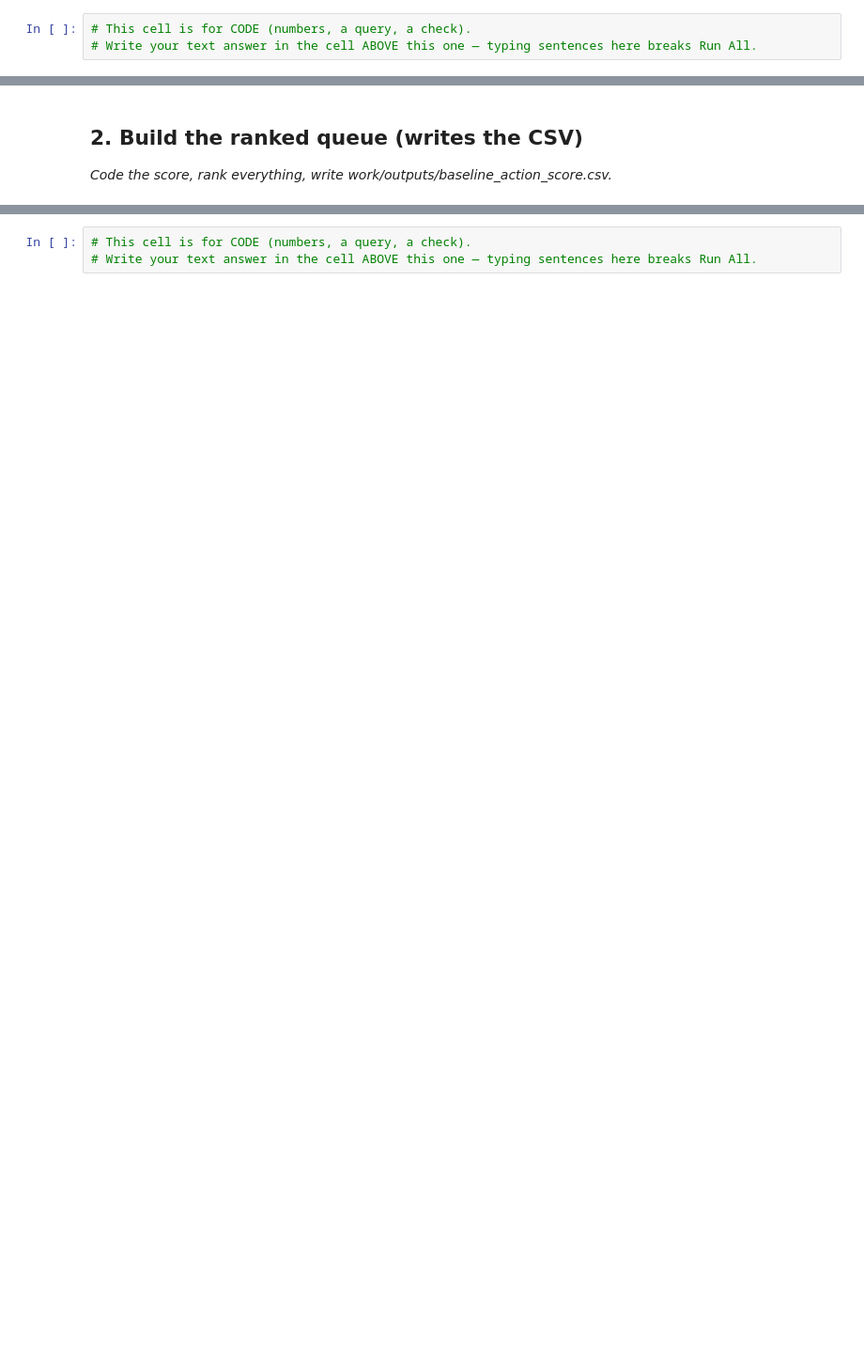
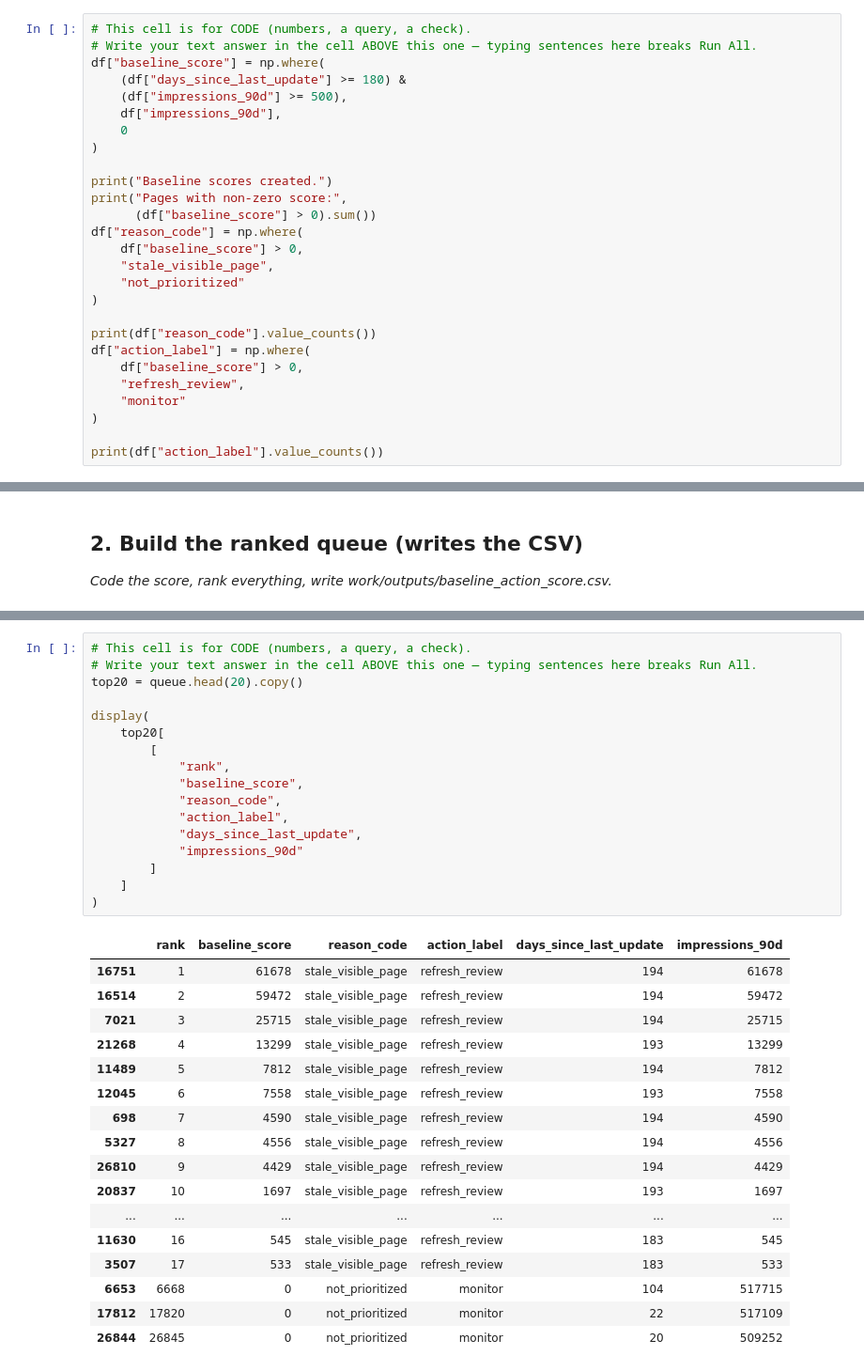
Before and after one commit to 02017711723iot-dotcom/Flyrank_Internship_1, a Jupyter notebook: work/notebooks/w04_baseline_score.ipynb, the cells around one changed output, grey strips where cells are left out. Shown at 94% size. Cells and saved outputs as stored; diff of their text form; blank space fills up the shorter version.

```diff
--- a/work/notebooks/w04_baseline_score.ipynb
+++ b/work/notebooks/w04_baseline_score.ipynb
@@ -13,3 +195,27 @@ This skeleton is yours to fill. Work the sections **in order** — each one has
 # %%
 # This cell is for CODE (numbers, a query, a check).
 # Write your text answer in the cell ABOVE this one — typing sentences here breaks Run All.
+df["baseline_score"] = np.where(
+    (df["days_since_last_update"] >= 180) &
+    (df["impressions_90d"] >= 500),
+    df["impressions_90d"],
+    0
+)
+
+print("Baseline scores created.")
+print("Pages with non-zero score:",
+      (df["baseline_score"] > 0).sum())
+df["reason_code"] = np.where(
+    df["baseline_score"] > 0,
+    "stale_visible_page",
+    "not_prioritized"
+)
+
+print(df["reason_code"].value_counts())
+df["action_label"] = np.where(
+    df["baseline_score"] > 0,
+    "refresh_review",
+    "monitor"
+)
+
+print(df["action_label"].value_counts())
@@ -20,3 +360,35 @@ This skeleton is yours to fill. Work the sections **in order** — each one has
 # %%
 # This cell is for CODE (numbers, a query, a check).
 # Write your text answer in the cell ABOVE this one — typing sentences here breaks Run All.
+top20 = queue.head(20).copy()
+
+display(
+    top20[
+        [
+            "rank",
+            "baseline_score",
+            "reason_code",
+            "action_label",
+            "days_since_last_update",
+            "impressions_90d"
+        ]
+    ]
+)
+# %% [output]
+|  | rank | baseline_score | reason_code | action_label | days_since_last_update | impressions_90d |
+| 16751 | 1 | 61678 | stale_visible_page | refresh_review | 194 | 61678 |
+| 16514 | 2 | 59472 | stale_visible_page | refresh_review | 194 | 59472 |
+| 7021 | 3 | 25715 | stale_visible_page | refresh_review | 194 | 25715 |
+| 21268 | 4 | 13299 | stale_visible_page | refresh_review | 193 | 13299 |
+| 11489 | 5 | 7812 | stale_visible_page | refresh_review | 194 | 7812 |
+| 12045 | 6 | 7558 | stale_visible_page | refresh_review | 193 | 7558 |
+| 698 | 7 | 4590 | stale_visible_page | refresh_review | 194 | 4590 |
+| 5327 | 8 | 4556 | stale_visible_page | refresh_review | 194 | 4556 |
+| 26810 | 9 | 4429 | stale_visible_page | refresh_review | 194 | 4429 |
+| 20837 | 10 | 1697 | stale_visible_page | refresh_review | 193 | 1697 |
+| ... | ... | ... | ... | ... | ... | ... |
+| 11630 | 16 | 545 | stale_visible_page | refresh_review | 183 | 545 |
+| 3507 | 17 | 533 | stale_visible_page | refresh_review | 183 | 533 |
+| 6653 | 6668 | 0 | not_prioritized | monitor | 104 | 517715 |
+| 17812 | 17820 | 0 | not_prioritized | monitor | 22 | 517109 |
+| 26844 | 26845 | 0 | not_prioritized | monitor | 20 | 509252 |
```
Also changed, not shown: parts of 24 cells of this notebook.
